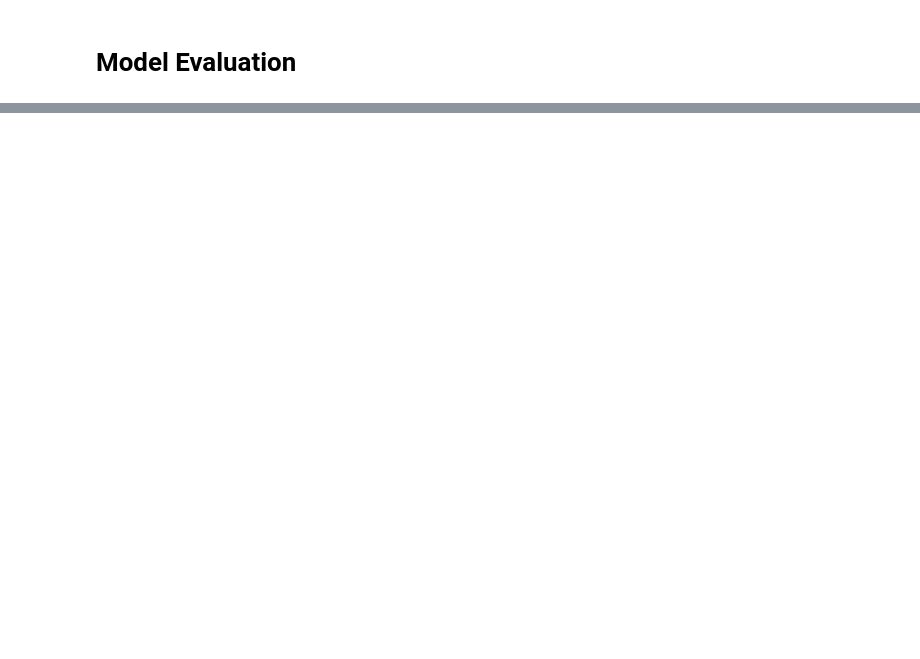
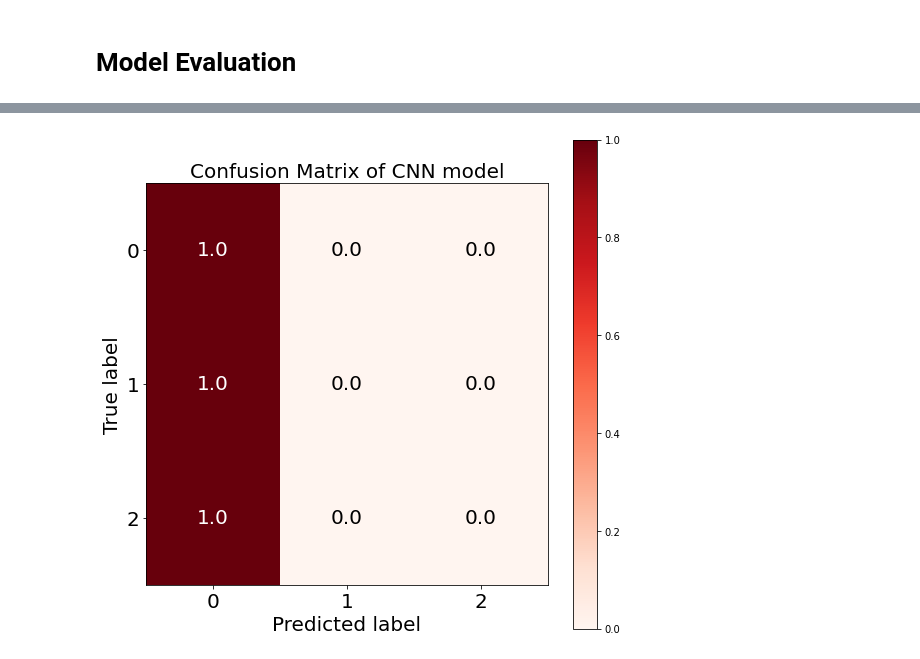
Before and after one commit to navavatpi/researchPhd, a Jupyter notebook: 2_dataModelingCNNModel.ipynb, the cells around one changed output, grey strips where cells are left out. Cells and saved outputs as stored; diff of their text form; code cells hidden in the pictures; blank space fills up the shorter version.

```diff
--- a/2_dataModelingCNNModel.ipynb
+++ b/2_dataModelingCNNModel.ipynb
@@ -321,4 +287,6 @@ At this stage, we have 5 datasets and 1 model which are
 6. cnnModel: CNN model
 # %%
 # making predictions
-y_pred = cnnModel.predict(X_test)
+y_pred = cnnModel.predict(X_test, verbose=1)
+
+print('CNN model has done making prediction')
@@ -375,0 +344,27 @@ array([[0., 0., 1.],
+# %%
+# def plot confusion matrix function
+def plotConfusionMatrix(y_test=y_test, y_pred=y_pred, title='Confusion Matrix of CNN model'):
+
+  # set font sizes
+  SMALL_SIZE = 12
+  MEDIUM_SIZE = 15
+  BIGGER_SIZE = 20
+
+  skplt.metrics.plot_confusion_matrix(y_true=np.argmax(y_test, axis=1),
+                                      y_pred=np.argmax(y_pred, axis=1),
+                                      title=title,
+                                      normalize='true',
+                                      figsize=(9,9),
+                                      cmap=plt.cm.Reds,
+                                      title_fontsize= BIGGER_SIZE,
+                                      text_fontsize= BIGGER_SIZE
+                                      )
+
+  # save figure
+  plt.savefig(defaultdir + '/processed_data/' + title + '.png')
+# %%
+# perform plot confusion matrix function
+title = 'Confusion Matrix of CNN model'
+plot = plotConfusionMatrix(y_test=y_test, y_pred=y_pred, title=title)
+# %% [output]
+[figure, added]
```
Also changed, not shown: parts of 30 cells of this notebook.
